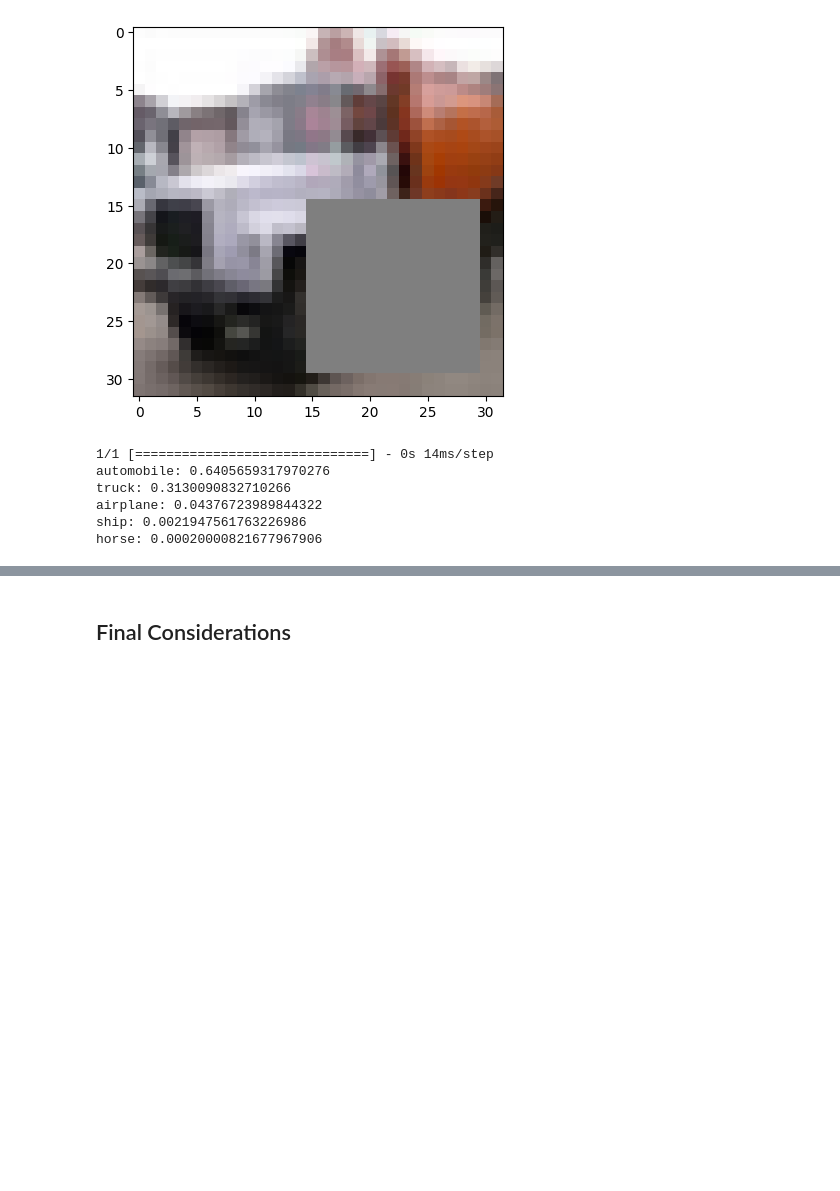
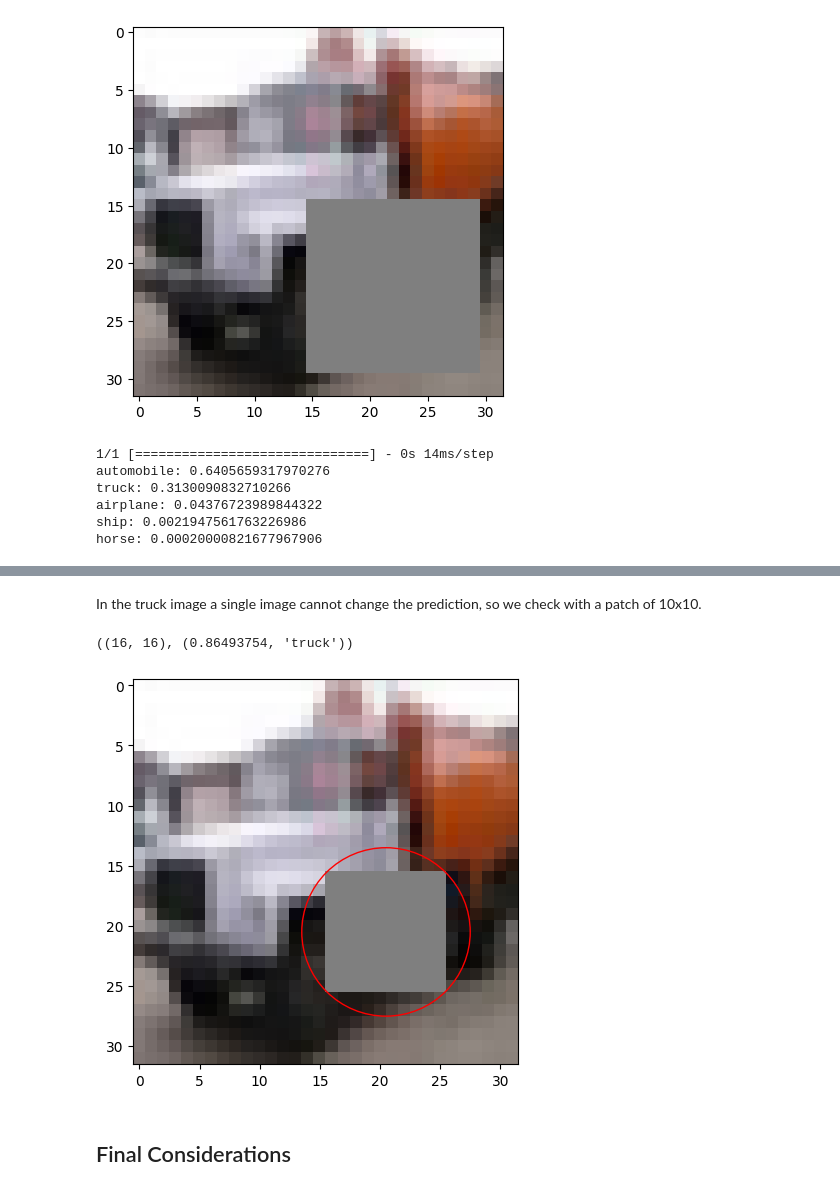
Before and after one commit to lilf4p/ispr-midterm, a Jupyter notebook: midterm3/image_classification.ipynb, the cells around one changed output, grey strips where cells are left out. Saved outputs shown, nothing was run; the diff lists cells and outputs as text; code cells hidden in the pictures; blank space fills up the shorter version.

```diff
--- a/midterm3/image_classification.ipynb
+++ b/midterm3/image_classification.ipynb
@@ -299,2 +364,23 @@ horse: 0.00020000821677967906
+# %% [markdown]
+In the truck image a single image cannot change the prediction, so we check with a patch of 10x10.
+# %%
+pix_prob_truck = find_main_pixel(test_images[3409], 10)
+
+# pixel with lowest probability
+main_pixel_truck = min(pix_prob_truck.items(), key=lambda x: x[1][0])
+
+# show the image with lowest probability
+x,y = main_pixel_truck[0]
+plt.figure(figsize=(2,2))
+
+# draw a red circle around the pixel with lowest probability
+circle = plt.Circle((y+4.5, x+4.5), 7, color='r', fill=False)
+plt.gca().add_patch(circle)
+
+plt.imshow(patch_image(test_images[3409], x, y, 10))
+print(main_pixel_truck)
+# %% [output]
+((16, 16), (0.86493754, 'truck'))
+[figure, added]
 # %% [markdown]
 ## Final Considerations
```
Also changed, not shown: parts of 17 cells of this notebook.
